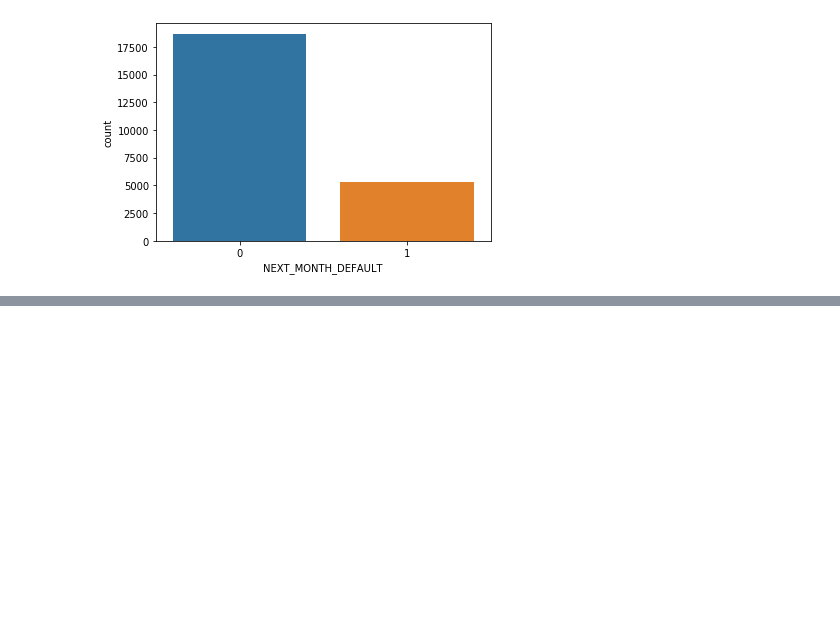
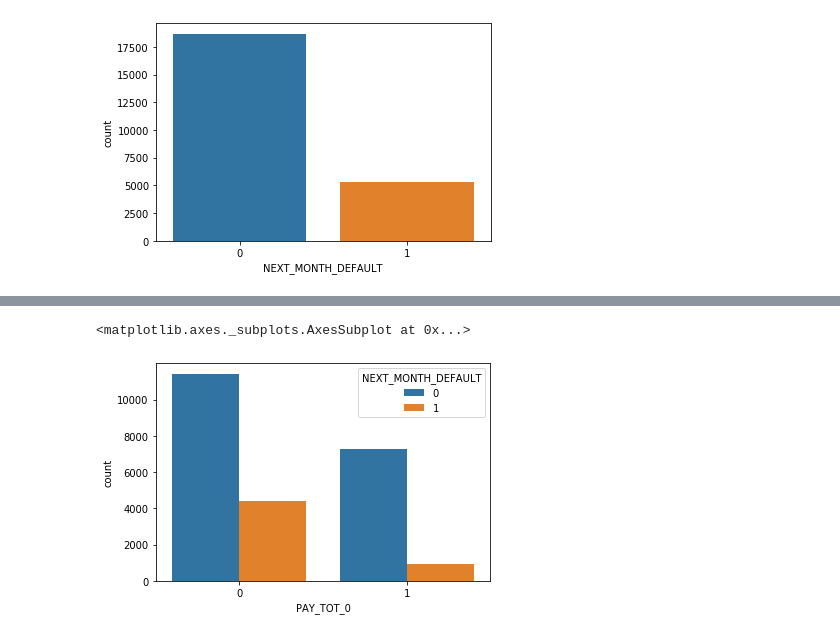
Before and after one commit to shasikaud/Data-Storm, a Jupyter notebook: DataStorm 1.ipynb, the cells around one changed output, grey strips where cells are left out. Cells and saved outputs as stored; diff of their text form; code cells hidden in the pictures; blank space fills up the shorter version.

```diff
--- a/DataStorm 1.ipynb
+++ b/DataStorm 1.ipynb
@@ -80,0 +69,19 @@ train_data_updated
+# %%
+train_data['PAID_DUE_JULY'] = train_data.apply(Paid_Due_July, axis=1)
+train_data['PAID_DUE_AUG'] = train_data.apply(Paid_Due_Aug, axis=1)
+# %%
+train_data['PAY_TOT'] = train_data['PAY_JULY'] + train_data['PAY_AUG'] + train_data['PAY_SEP'] + train_data['PAY_OCT'] + train_data['PAY_NOV'] + train_data['PAY_DEC']
+# %%
+def isZero(row):
+    if row['PAY_TOT'] == 0:
+        val = 1
+    else:
+        val = 0
+    return val
+# %%
+train_data['PAY_TOT_0'] = train_data.apply(isZero, axis=1)
+# %%
+sns.countplot(x = 'PAY_TOT_0',data=train_data,hue=target)
+# %% [output]
+<matplotlib.axes._subplots.AxesSubplot at 0x...>
+[figure, added]
```
Also changed, not shown: parts of 16 cells of this notebook.
